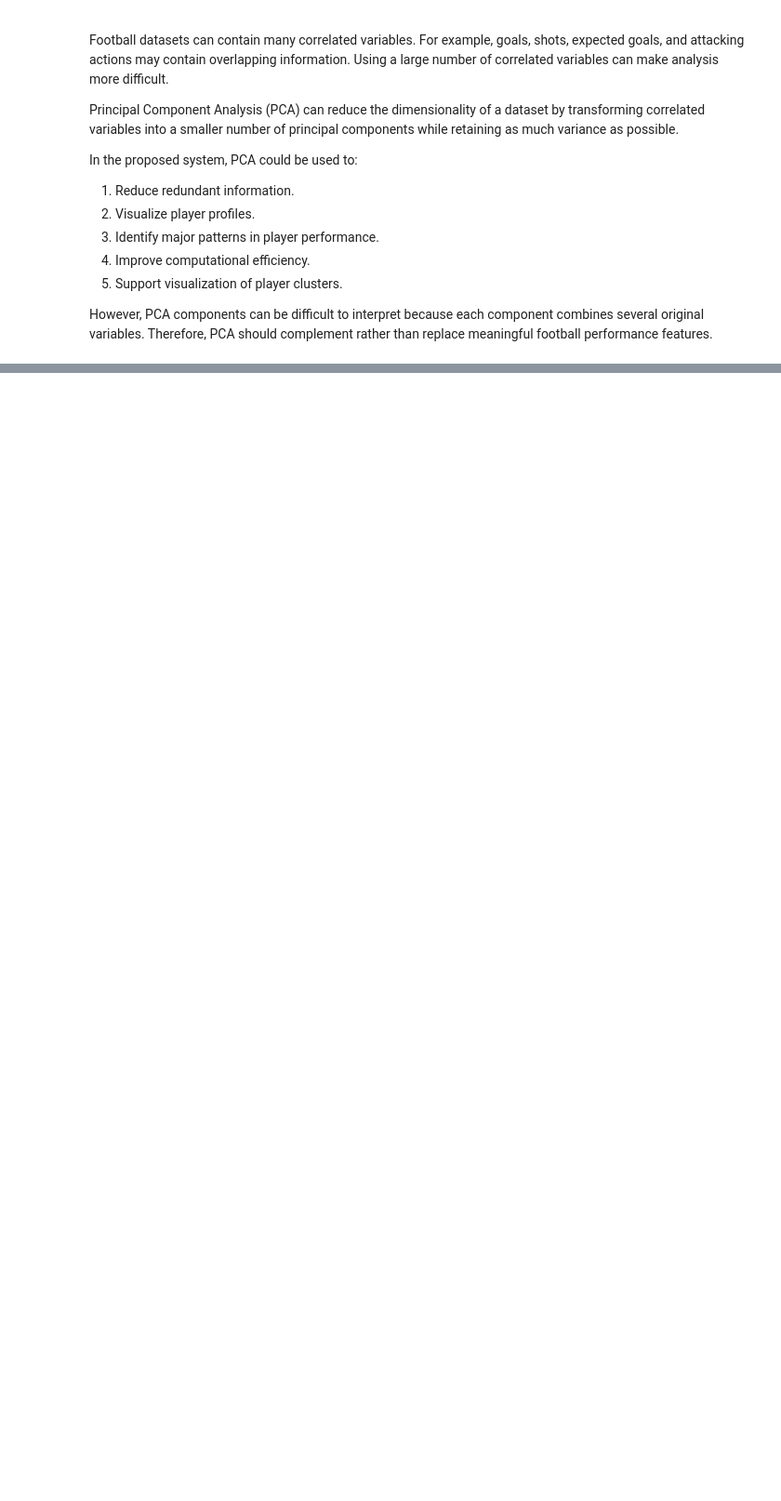
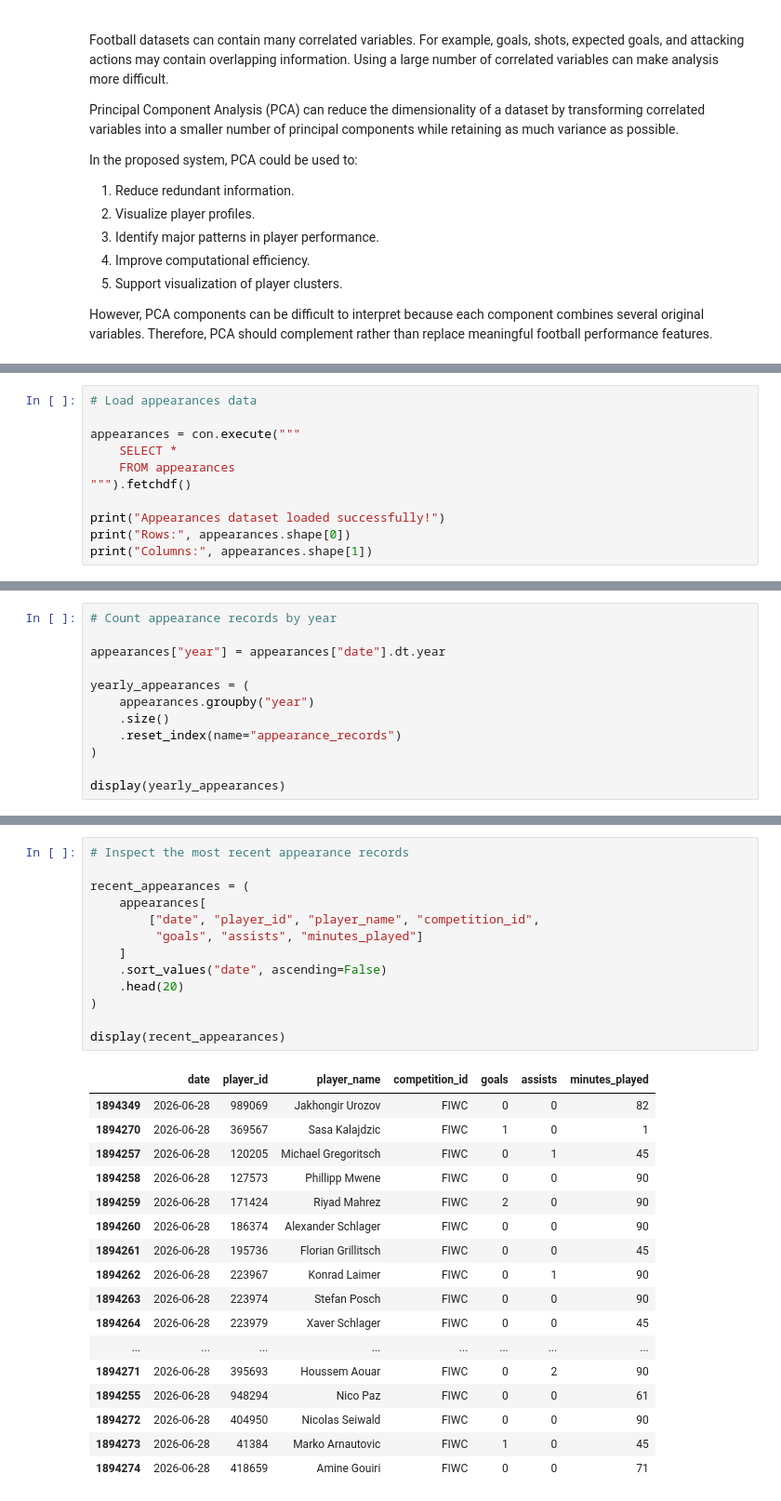
Before and after one commit to SirTEdgar/T_Compares, a Jupyter notebook: FootAnalytics.ipynb, the cells around one changed output, grey strips where cells are left out. Shown at 93% size. Cells and saved outputs as stored; diff of their text form; blank space fills up the shorter version.

```diff
--- a/FootAnalytics.ipynb
+++ b/FootAnalytics.ipynb
@@ -191,0 +952,11 @@ However, PCA components can be difficult to interpret because each component com
+# %%
+# Load appearances data
+
+appearances = con.execute("""
+    SELECT *
+    FROM appearances
+""").fetchdf()
+
+print("Appearances dataset loaded successfully!")
+print("Rows:", appearances.shape[0])
+print("Columns:", appearances.shape[1])
@@ -191,0 +1060,12 @@ However, PCA components can be difficult to interpret because each component com
+# %%
+# Count appearance records by year
+
+appearances["year"] = appearances["date"].dt.year
+
+yearly_appearances = (
+    appearances.groupby("year")
+    .size()
+    .reset_index(name="appearance_records")
+)
+
+display(yearly_appearances)
@@ -191,0 +1119,31 @@ However, PCA components can be difficult to interpret because each component com
+# %%
+# Inspect the most recent appearance records
+
+recent_appearances = (
+    appearances[
+        ["date", "player_id", "player_name", "competition_id",
+         "goals", "assists", "minutes_played"]
+    ]
+    .sort_values("date", ascending=False)
+    .head(20)
+)
+
+display(recent_appearances)
+# %% [output]
+|  | date | player_id | player_name | competition_id | goals | assists | minutes_played |
+| 1894349 | 2026-06-28 | 989069 | Jakhongir Urozov | FIWC | 0 | 0 | 82 |
+| 1894270 | 2026-06-28 | 369567 | Sasa Kalajdzic | FIWC | 1 | 0 | 1 |
+| 1894257 | 2026-06-28 | 120205 | Michael Gregoritsch | FIWC | 0 | 1 | 45 |
+| 1894258 | 2026-06-28 | 127573 | Phillipp Mwene | FIWC | 0 | 0 | 90 |
+| 1894259 | 2026-06-28 | 171424 | Riyad Mahrez | FIWC | 2 | 0 | 90 |
+| 1894260 | 2026-06-28 | 186374 | Alexander Schlager | FIWC | 0 | 0 | 90 |
+| 1894261 | 2026-06-28 | 195736 | Florian Grillitsch | FIWC | 0 | 0 | 45 |
+| 1894262 | 2026-06-28 | 223967 | Konrad Laimer | FIWC | 0 | 1 | 90 |
+| 1894263 | 2026-06-28 | 223974 | Stefan Posch | FIWC | 0 | 0 | 90 |
+| 1894264 | 2026-06-28 | 223979 | Xaver Schlager | FIWC | 0 | 0 | 45 |
+| ... | ... | ... | ... | ... | ... | ... | ... |
+| 1894271 | 2026-06-28 | 395693 | Houssem Aouar | FIWC | 0 | 2 | 90 |
+| 1894255 | 2026-06-28 | 948294 | Nico Paz | FIWC | 0 | 0 | 61 |
+| 1894272 | 2026-06-28 | 404950 | Nicolas Seiwald | FIWC | 0 | 0 | 90 |
+| 1894273 | 2026-06-28 | 41384 | Marko Arnautovic | FIWC | 1 | 0 | 45 |
+| 1894274 | 2026-06-28 | 418659 | Amine Gouiri | FIWC | 0 | 0 | 71 |
```
Also changed, not shown: parts of 118 cells of this notebook.
